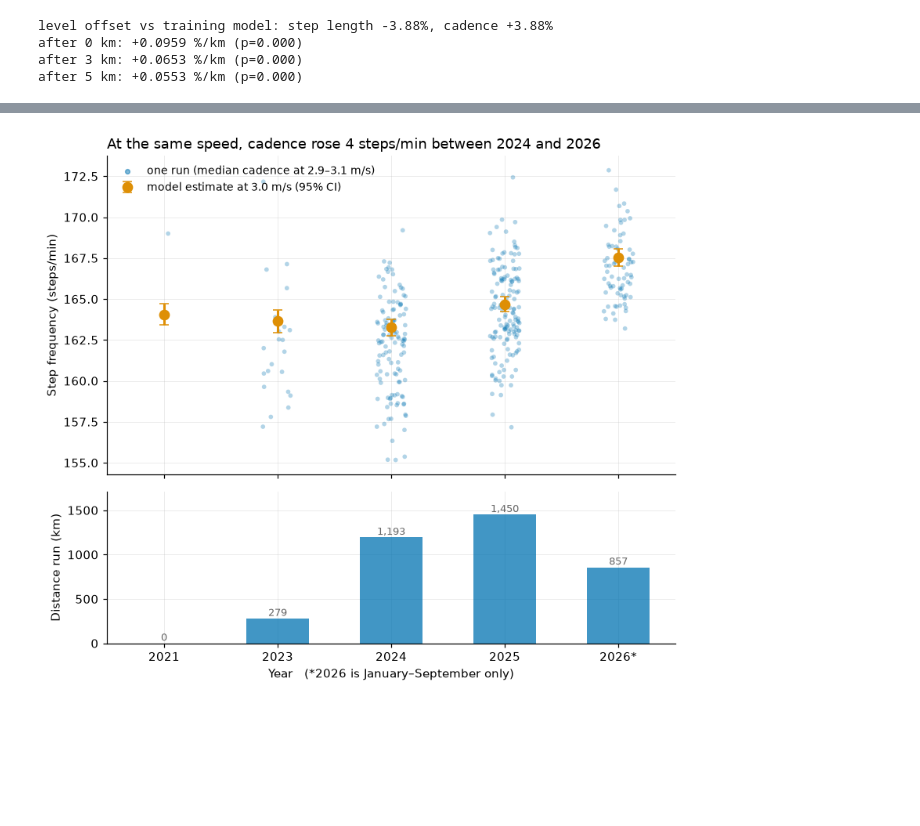
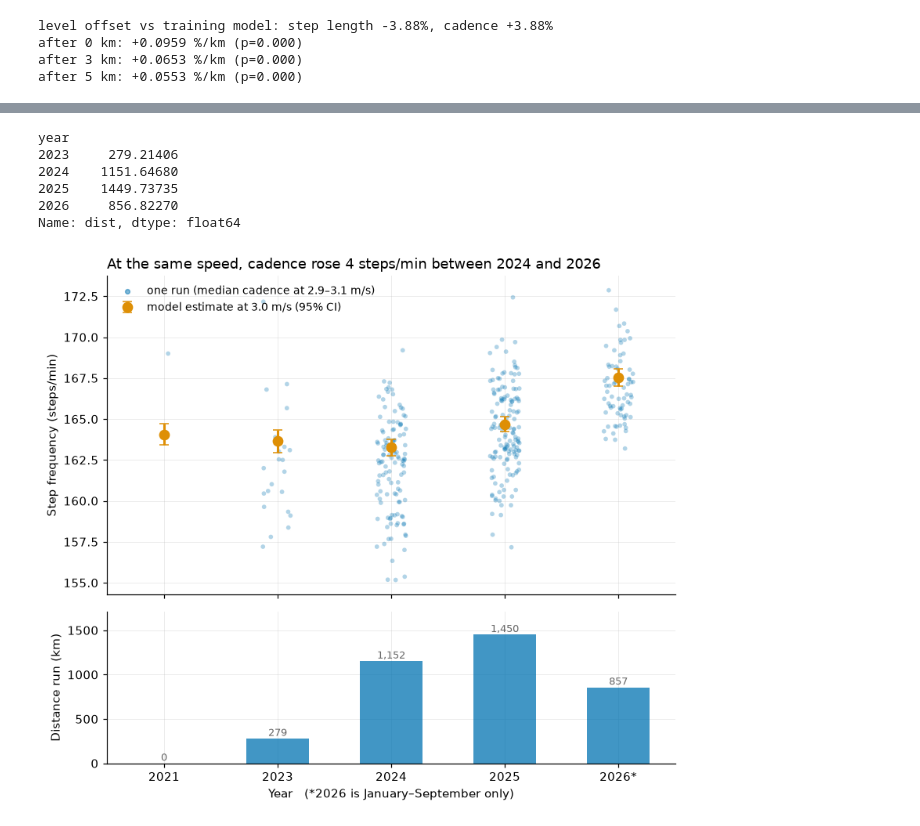
Before and after one commit to armannevzat/Gait-Analysis-Project, a Jupyter notebook: notebooks/04_fatigue.ipynb, the cells around one changed output, grey strips where cells are left out. Cells and saved outputs as stored; diff of their text form; code cells hidden in the pictures; blank space fills up the shorter version.

Commit message:
Correct 2024 volume for triathlon bike leg; log run-leg isolation method

```diff
--- a/notebooks/04_fatigue.ipynb
+++ b/notebooks/04_fatigue.ipynb
@@ -214,7 +215,15 @@ est = pd.DataFrame([dict(year=y, **dict(zip(("m","lo","hi"), cadence_at(d))))
 
 summary = pd.read_parquet("../data/processed/activity_summary.parquet")
 summary["year"] = pd.to_datetime(summary["start_time"]).dt.year
-vol = summary[summary["year"] >= 2023].groupby("year")["distance_m"].sum() / 1000
+# Run leg of the 2024 Olympic-distance triathlon, isolated by speed (see decisions.md 2026-09-23).
+# Total activity distance is 52.1 km: ~1.5 km swim + ~40 km bike + 10.35 km run.
+RUN_LEG_M = {"12671640206": 10350.0}
+
+vol = (summary[summary["year"] >= 2023]
+       .assign(dist=lambda d: d.apply(
+           lambda r: RUN_LEG_M.get(r["activity_id"], r["distance_m"]), axis=1))
+       .groupby("year")["dist"].sum() / 1000)
+print(vol)
 
 yrs = sorted(per_act["year"].unique()); x = np.arange(len(yrs))
 fig, (ax, ax2) = plt.subplots(2, 1, figsize=(7.6, 6.6), sharex=True,
@@ -222,34 +231,40 @@ fig, (ax, ax2) = plt.subplots(2, 1, figsize=(7.6, 6.6), sharex=True,
 
 rng = np.random.default_rng(0)
 for i, y in enumerate(yrs):
     v = per_act.loc[per_act.year == y, "step_freq_spm"].values
     ax.scatter(i + rng.uniform(-.13, .13, len(v)), v, s=14,
                color=BLUE, alpha=.30, edgecolors="none", zorder=2)
 
 ax.errorbar(x, est["m"], yerr=[est["m"]-est["lo"], est["hi"]-est["m"]],
             fmt="o", ms=8, capsize=4, lw=2, color=ORANGE, zorder=5,
             label="model estimate at 3.0 m/s (95% CI)")
 ax.scatter([], [], s=14, color=BLUE, alpha=.5,
            label="one run (median cadence at 2.9–3.1 m/s)")
 ax.set_ylabel("Step frequency (steps/min)")
 ax.set_title("At the same speed, cadence rose 4 steps/min between 2024 and 2026",
              loc="left", fontsize=11.5)
 ax.legend(frameon=False, fontsize=9, loc="upper left")
 
 ax2.bar(x, [vol.get(y, 0) for y in yrs], color=BLUE, alpha=.75, width=.55)
 ax2.set_ylabel("Distance run (km)")
 ax2.set_xticks(x)
 ax2.set_xticklabels([f"{y}*" if y == 2026 else str(y) for y in yrs])
 ax2.set_xlabel("Year   (*2026 is January–September only)")
 for i, y in enumerate(yrs):
     ax2.text(i, vol.get(y, 0) + 30, f"{vol.get(y,0):,.0f}",
              ha="center", fontsize=8.5, color=GREY)
 ax2.set_ylim(0, vol.max() * 1.18)
 
 fig.tight_layout()
 fig.savefig("../figures/fig06_cadence_trend.png", bbox_inches="tight")
 # %% [output]
+year
+2023     279.21406
+2024    1151.64680
+2025    1449.73735
+2026     856.82270
+Name: dist, dtype: float64
-[figure, old version]
+[figure, new version]
 # %%
 def load_device(path):
     """Extract recording device and paired sensors from one FIT file."""
```
Also changed, not shown: parts of 16 cells of this notebook, 1 other file.
